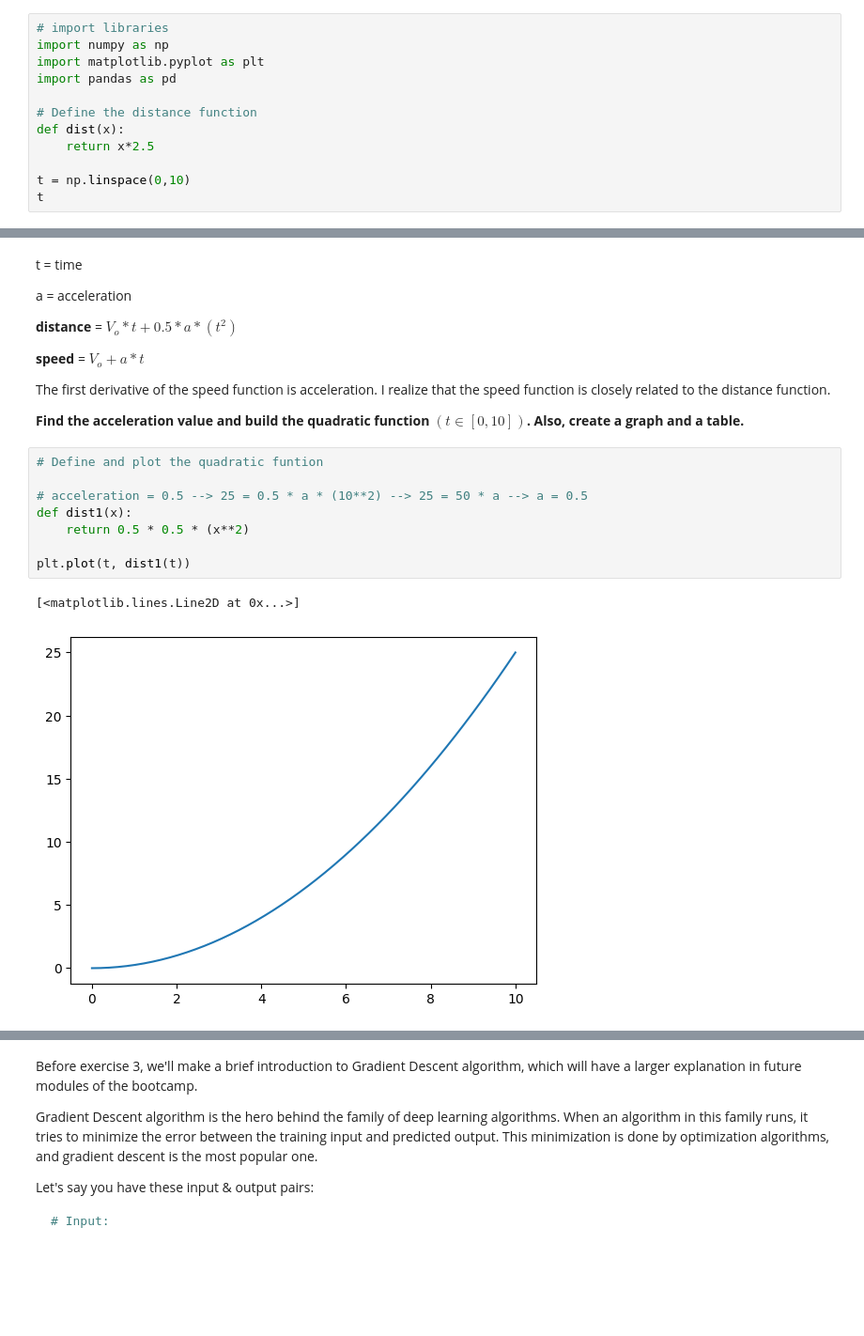
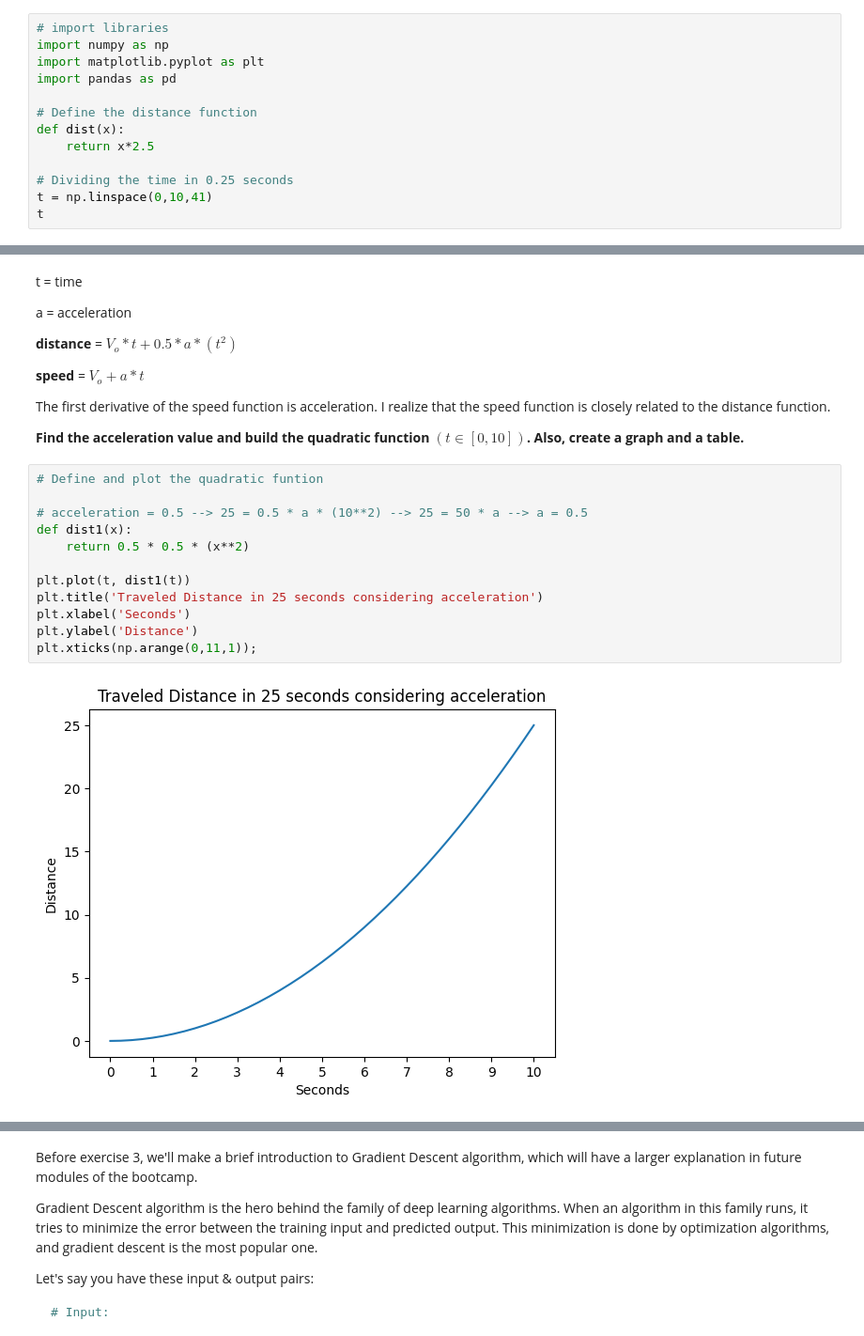
Before and after one commit to noehurtado/calculus-and-algebra-problems-with-python, a Jupyter notebook: notebook/problems.ipynb, the cells around one changed output, grey strips where cells are left out. Shown at 94% size. Cells and saved outputs as stored; diff of their text form; blank space fills up the shorter version.

```diff
--- a/notebook/problems.ipynb
+++ b/notebook/problems.ipynb
@@ -31,6 +31,7 @@ import pandas as pd
 def dist(x):
     return x*2.5
 
-t = np.linspace(0,10)
+# Dividing the time in 0.25 seconds
+t = np.linspace(0,10,41)
 t
 # %% [output]
@@ -87,14 +86,17 @@ The first derivative of the speed function is acceleration. I realize that the s
 # %%
 # Define and plot the quadratic funtion
 
 # acceleration = 0.5 --> 25 = 0.5 * a * (10**2) --> 25 = 50 * a --> a = 0.5
 def dist1(x):
     return 0.5 * 0.5 * (x**2)
 
 plt.plot(t, dist1(t))
+plt.title('Traveled Distance in 25 seconds considering acceleration')
+plt.xlabel('Seconds')
+plt.ylabel('Distance')
+plt.xticks(np.arange(0,11,1));
 # %% [output]
-[<matplotlib.lines.Line2D at 0x...>]
-[figure, old version]
+[figure, new version]
 # %%
 # Create a DataFrame
 df2 = pd.DataFrame({'time': t, 'distance': dist1(t)})
```
Also changed, not shown: parts of 6 cells of this notebook.
